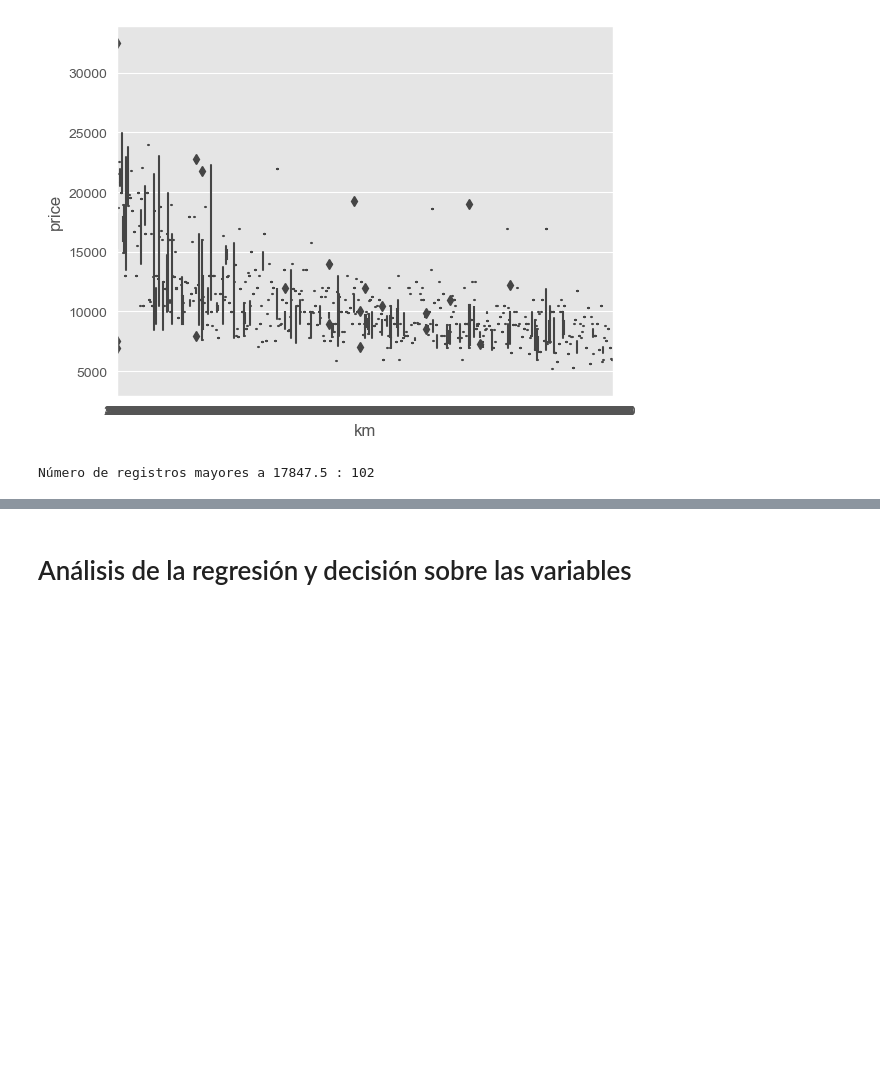
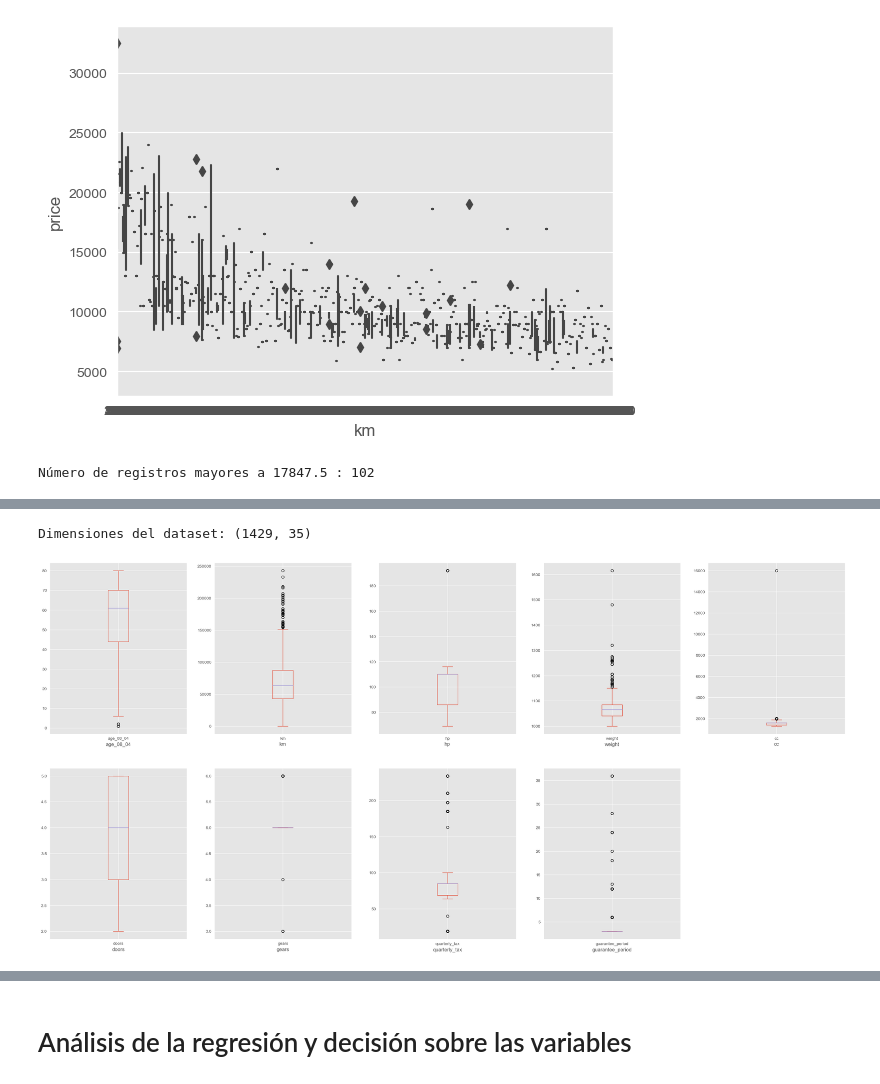
Before and after one commit to JustinoBoggio/ToyotaCorolla-Datamining, a Jupyter notebook: ToyotaCorolla.ipynb, the cells around one changed output, grey strips where cells are left out. Saved outputs shown, nothing was run; the diff lists cells and outputs as text; code cells hidden in the pictures; blank space fills up the shorter version.

```diff
--- a/ToyotaCorolla.ipynb
+++ b/ToyotaCorolla.ipynb
@@ -294,7 +349,3 @@ registros_mayores = (df['price'] > max_value).sum()
 print("Número de registros mayores a", max_value, ":", registros_mayores)
 # %% [output]
 Número de registros mayores a 17847.5 : 102
-# %%
-#Eliminar valores mayores a 17847.5 para normalizar el precio
-
-df = df[df['price'] <= 17847.5]
@@ -303,12 +351,0 @@ Visualizamos como la distribucion de precio se vuelve una distribucion más norm
-# %%
-fig, (ax1, ax2) = plt.subplots(nrows=1, ncols=2, figsize=(10, 7))
-fig.suptitle("Distribution of Price")
-ax1.hist(df.price, bins=60)
-ax1.set_xlabel(df.price.name)
-
-ax2.boxplot(df.price)
-ax2.set_xlabel(df.price.name)
-
-plt.show()
-
-#En esta ocasión se configura el parámetro bins en 60, el cual por defecto es 10, y representa el número de contenedores que serán representados en el histograma.
@@ -439,0 +354,2 @@ with mlflow.start_run(run_name="Linea Base"):
+# %%
+df24 = df[df['price'] <= 24000]
@@ -439,0 +510,18 @@ with mlflow.start_run(run_name="Linea Base"):
+# %%
+df = df24
+print(f'Dimensiones del dataset: {df.shape}')
+# %% [output]
+Dimensiones del dataset: (1429, 35)
+# %%
+boxplots = ['age_08_04','km','hp','weight','cc', 'doors', 'gears', 'quarterly_tax', 'guarantee_period']
+fig = plt.figure(figsize=(34,25))
+
+for i in range(len(boxplots)):
+    continuos = boxplots[i]
+
+    ax1 = fig.add_subplot(3,5,i+1)
+    ax1.set_xlabel(continuos)
+
+    df24[continuos].plot(kind='box')
+# %% [output]
+[figure, added]
```
Also changed, not shown: parts of 150 cells of this notebook.
